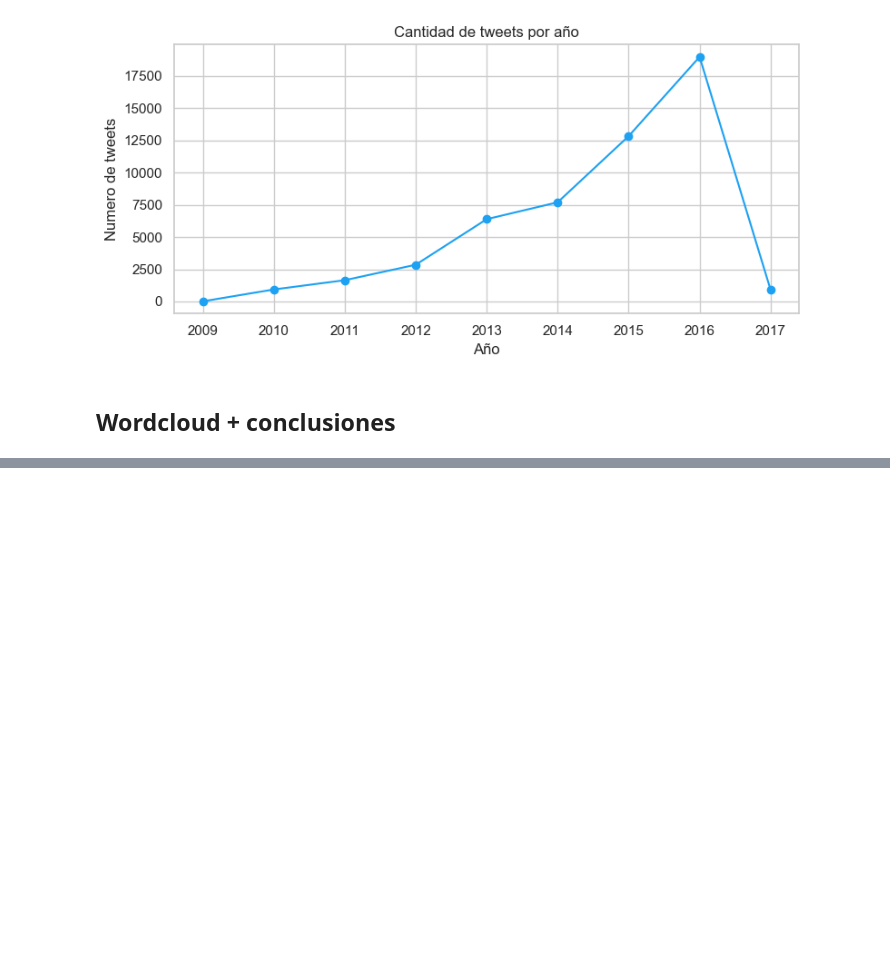
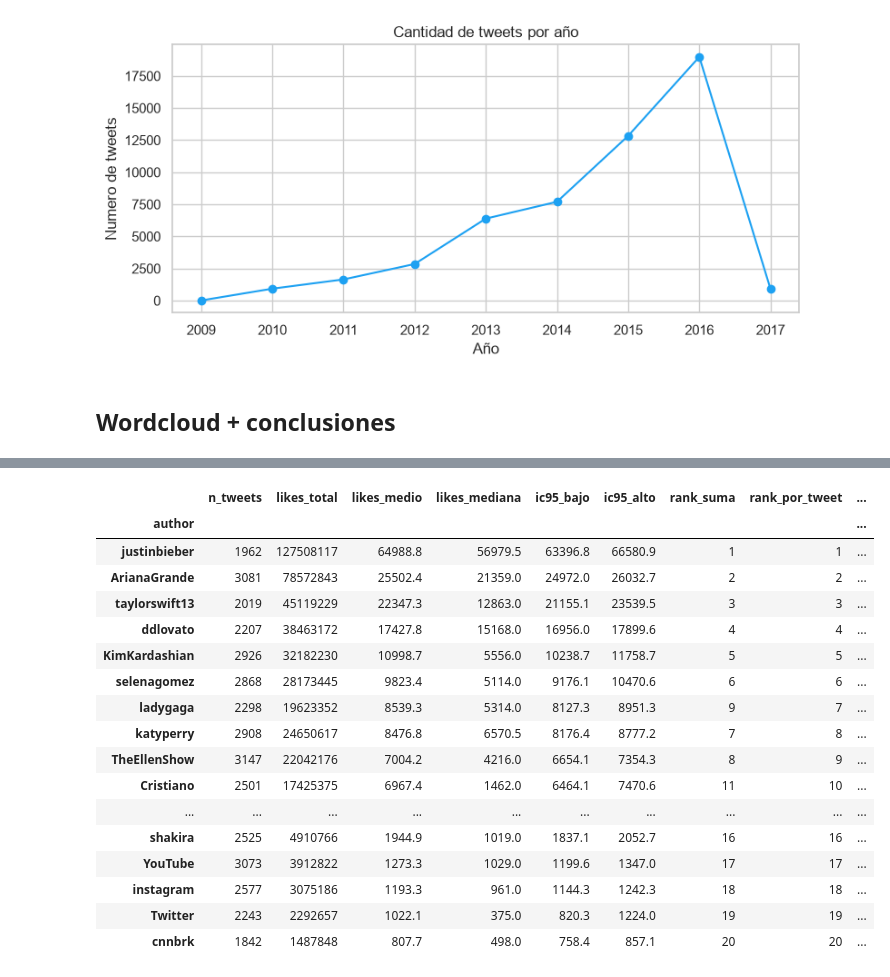
Before and after one commit to ecarcamo/Actividad-Clase-DataScience-Tweets, a Jupyter notebook: notebooks/01_carga_inicial.ipynb, the cells around one changed output, grey strips where cells are left out. Saved outputs shown, nothing was run; the diff lists cells and outputs as text; code cells hidden in the pictures; blank space fills up the shorter version.

```diff
--- a/notebooks/01_carga_inicial.ipynb
+++ b/notebooks/01_carga_inicial.ipynb
@@ -461,0 +530,44 @@ Guardado ../data/tweets_output.csv (52257, 20)
+# %%
+engagement = df_clean.groupby("author").agg(
+    n_tweets=("number_of_likes", "size"),
+    likes_total=("number_of_likes", "sum"),
+    likes_medio=("number_of_likes", "mean"),
+    likes_mediana=("number_of_likes", "median"),
+    shares_total=("number_of_shares", "sum"),
+    shares_medio=("number_of_shares", "mean"),
+    shares_mediana=("number_of_shares", "median"),
+)
+
+# Intervalo de confianza 95% de la media de likes
+error_std = df_clean.groupby("author")["number_of_likes"].sem()
+engagement["ic95_bajo"] = engagement["likes_medio"] - 1.96 * error_std
+engagement["ic95_alto"] = engagement["likes_medio"] + 1.96 * error_std
+
+engagement["rank_suma"] = engagement["likes_total"].rank(ascending=False).astype(int)
+engagement["rank_por_tweet"] = engagement["likes_medio"].rank(ascending=False).astype(int)
+engagement["salto"] = engagement["rank_suma"] - engagement["rank_por_tweet"]
+
+engagement = engagement.sort_values("likes_medio", ascending=False)
+engagement[[
+    "n_tweets", "likes_total", "likes_medio", "likes_mediana", "ic95_bajo", "ic95_alto",
+    "rank_suma", "rank_por_tweet", "salto",
+]].round(1)
+# %% [output]
+|  | n_tweets | likes_total | likes_medio | likes_mediana | ic95_bajo | ic95_alto | rank_suma | rank_por_tweet | ... |
+| author |  |  |  |  |  |  |  |  | ... |
+| justinbieber | 1962 | 127508117 | 64988.8 | 56979.5 | 63396.8 | 66580.9 | 1 | 1 | ... |
+| ArianaGrande | 3081 | 78572843 | 25502.4 | 21359.0 | 24972.0 | 26032.7 | 2 | 2 | ... |
+| taylorswift13 | 2019 | 45119229 | 22347.3 | 12863.0 | 21155.1 | 23539.5 | 3 | 3 | ... |
+| ddlovato | 2207 | 38463172 | 17427.8 | 15168.0 | 16956.0 | 17899.6 | 4 | 4 | ... |
+| KimKardashian | 2926 | 32182230 | 10998.7 | 5556.0 | 10238.7 | 11758.7 | 5 | 5 | ... |
+| selenagomez | 2868 | 28173445 | 9823.4 | 5114.0 | 9176.1 | 10470.6 | 6 | 6 | ... |
+| ladygaga | 2298 | 19623352 | 8539.3 | 5314.0 | 8127.3 | 8951.3 | 9 | 7 | ... |
+| katyperry | 2908 | 24650617 | 8476.8 | 6570.5 | 8176.4 | 8777.2 | 7 | 8 | ... |
+| TheEllenShow | 3147 | 22042176 | 7004.2 | 4216.0 | 6654.1 | 7354.3 | 8 | 9 | ... |
+| Cristiano | 2501 | 17425375 | 6967.4 | 1462.0 | 6464.1 | 7470.6 | 11 | 10 | ... |
+| ... | ... | ... | ... | ... | ... | ... | ... | ... | ... |
+| shakira | 2525 | 4910766 | 1944.9 | 1019.0 | 1837.1 | 2052.7 | 16 | 16 | ... |
+| YouTube | 3073 | 3912822 | 1273.3 | 1029.0 | 1199.6 | 1347.0 | 17 | 17 | ... |
+| instagram | 2577 | 3075186 | 1193.3 | 961.0 | 1144.3 | 1242.3 | 18 | 18 | ... |
+| Twitter | 2243 | 2292657 | 1022.1 | 375.0 | 820.3 | 1224.0 | 19 | 19 | ... |
+| cnnbrk | 1842 | 1487848 | 807.7 | 498.0 | 758.4 | 857.1 | 20 | 20 | ... |
```
Also changed, not shown: parts of 28 cells of this notebook, 1 other file.
